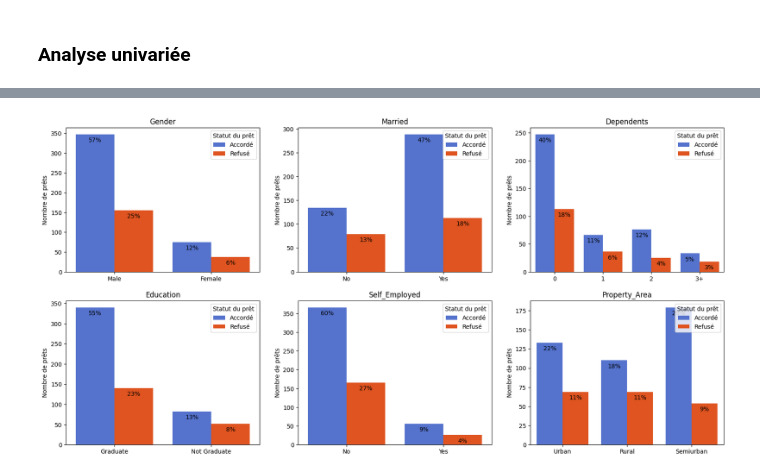
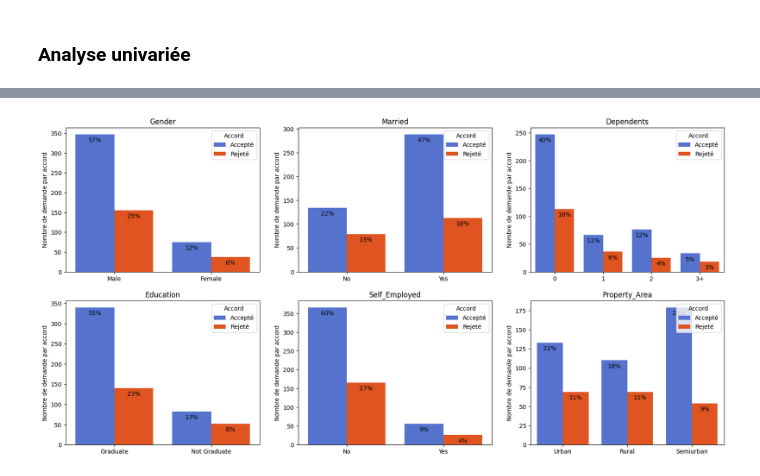
Before and after one commit to Patrick-NII/Analyse_Credits, a Jupyter notebook: feature.ipynb, the cells around one changed output, grey strips where cells are left out. Cells and saved outputs as stored; diff of their text form; code cells hidden in the pictures.

```diff
--- a/feature.ipynb
+++ b/feature.ipynb
@@ -126,7 +126,7 @@ conditions = [
     df['Loan_Status'].isin(['Y', 'N'])
 ]
 values = [
-    np.where(df['Loan_Status'] == 'Y', 'Accordé', 'Refusé')
+    np.where(df['Loan_Status'] == 'Y', 'Accepté', 'Rejeté')
 ]
 
 # np.where pour remplacer les valeurs
@@ -164,0 +165,8 @@ Il y a 192 demandes de prêt pour les Refusé dans la colonne Loan_Status soit 3
+# %%
+# On affiche le nombre de demandes de prêt pour chaque catégorie de chaque colonne catégorielle
+plt.figure(figsize=(15, 12))
+for i, col in enumerate(features_cat_2, 1):
+    plt.subplot(3, 3, i)
+    sns.countplot(x=df[col], hue=df[col])
+    plt.title(col)
+    plt.xlabel('')
@@ -165,29 +175,29 @@ Il y a 192 demandes de prêt pour les Refusé dans la colonne Loan_Status soit 3
 # %%
 # On affiche la distribution et le pourcentage des refus et des accords de prêt pour chaque catégorie de chaque colonne catégorielle
 palette = ['royalblue', 'orangered']
 
 plt.figure(figsize=(20, 15))
 for i, col in enumerate(features_cat_2, 1):
     plt.subplot(3, 3, i)
     ax = sns.countplot(x=df[col], hue=df['Loan_Status'], palette=palette)
 
 # Ajouter les annotations de pourcentage
     total = len(df)
     for p in ax.patches:
         height = p.get_height()
         percentage = 100 * height / total
         if percentage >= 2:
             ax.annotate(f'{percentage:.0f}%',
                         (p.get_x() + p.get_width() / 2., height),
                         ha='center', va='bottom',
                         xytext=(0, -15), fontsize=10,
                         textcoords='offset points')
 
-    plt.ylabel('Nombre de prêts')
+    plt.ylabel('Nombre de demande par accord')
     plt.xlabel('')
-    plt.legend(loc='upper right', title='Statut du prêt')
+    plt.legend(loc='upper right', title='Accord')
     plt.title(col)
 
 plt.show()
 # %% [output]
-[figure, old version]
+[figure, new version]
```
Also changed, not shown: parts of 3 cells of this notebook.
